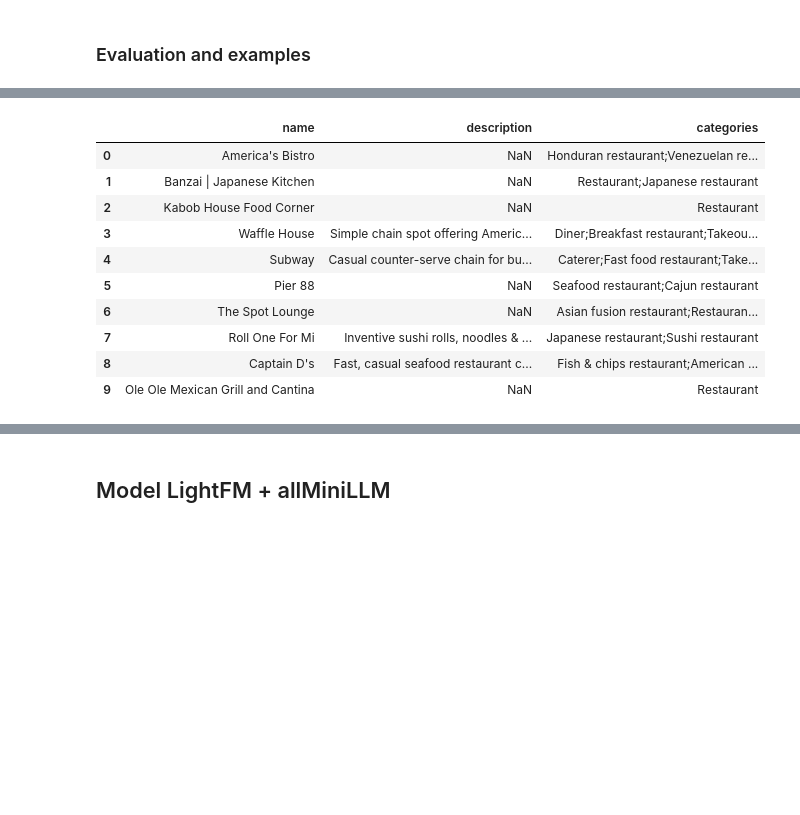
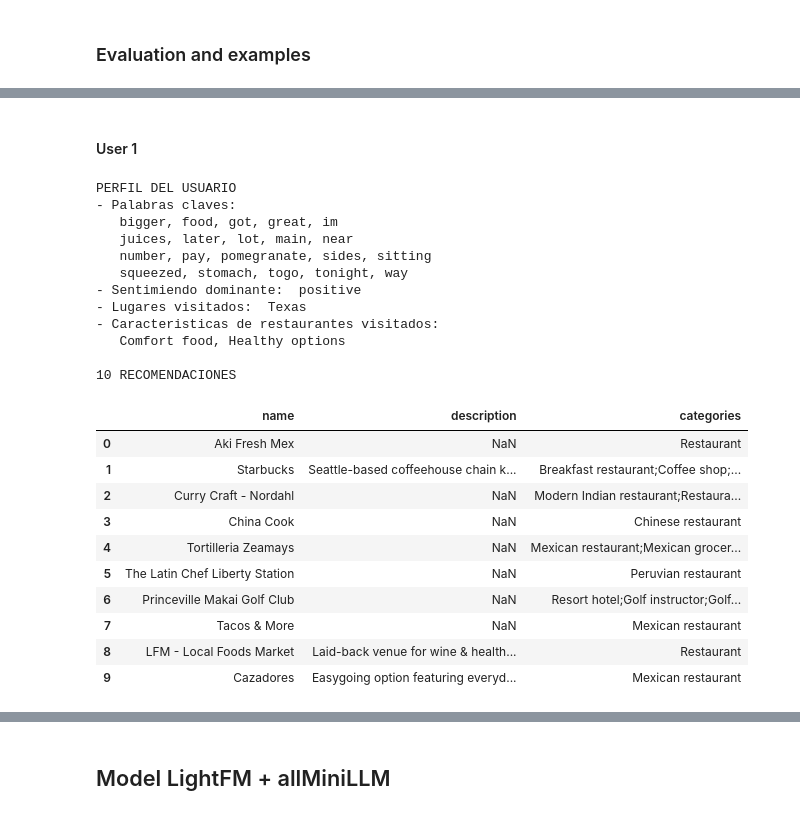
Before and after one commit to pedrozavalat/iic3633-proyecto, a Jupyter notebook: iic3633_lightFM.ipynb, the cells around one changed output, grey strips where cells are left out. Saved outputs shown, nothing was run; the diff lists cells and outputs as text; code cells hidden in the pictures; blank space fills up the shorter version.

```diff
--- a/iic3633_lightFM.ipynb
+++ b/iic3633_lightFM.ipynb
@@ -358,14 +451,16 @@ def show_recommendations(user, reclist):
         'categories': []
 
     }
-    for rest_id in reclist:
-
-        rec_business_cols['name'].append(restaurants_dict[rest_id]['name'])
-        rec_business_cols['description'].append(restaurants_dict[rest_id]['descriptions'])
-        rec_business_cols['categories'].append(restaurants_dict[rest_id]['categories'])
-
+    for row in restaurants.itertuples():
+        index = row.Index
+        if index not in reclist: continue
+        rec_business_cols['name'].append(row.name)
+        rec_business_cols['categories'].append(row.categories)
+        rec_business_cols['description'].append(row.descriptions)
 
     reclist_df = pd.DataFrame(rec_business_cols)
+    get_user_profile(user)
+    print(f'\n{len(reclist)} recomendaciones'.upper())
     return reclist_df
 # %% [markdown]
 # Models
@@ -673,7 +769,7 @@ item_features_data = [
     (rest_id, {f"dim_{i}": embedding[i] for i in range(len(embedding))})
     for rest_id, embedding in zip(restaurants_dict.keys(), embedding_matrix)
 ]
-item_features = dataset.build_item_features(item_features_data, normalize=False)
+item_features_1 = dataset.build_item_features(item_features_data, normalize=False)
 # %%
 flatmap_train_user_items = []
 for user, reviews in train_user_items.items():
@@ -838,4 +902,5 @@ gen_ses_analysis_3d(
 # %% [markdown]
 ### Evaluation and examples
 # %%
-fm_reclist10 = fm_train(lr=best_lr, no_comp=best_n_comp, epochs=5, k=10)
+fm_reclist10 = fm_train(lr=30, no_comp=0.01, epochs=5, k=10)
+evaluate_model(fm_reclist10, n=10)
@@ -868,15 +937,40 @@ random_user_rec20 = fm_reclist20[random_user]
+# %%
+# Buscamos diversos usuarios
+user1, user2, user3 = None, None, None
+while not (user1 and user2 and user3):
+    for user, recs in test_users.items():
+        if user1 == None and 1 <= len(recs) < 4:
+            user1 = user
+        if user2 == None and 4 <= len(recs) < 6:
+            user2 = user
+        if user3 == None and 8 <= len(recs):
+            user3 = user
+# %% [markdown]
+#### User 1
 # %%
-show_recommendations(user=random_user, reclist=random_user_rec10)
+show_recommendations(user=user1, reclist=fm_reclist10[user1])
 # %% [output]
+PERFIL DEL USUARIO
+- Palabras claves:
+   bigger, food, got, great, im
+   juices, later, lot, main, near
+   number, pay, pomegranate, sides, sitting
+   squeezed, stomach, togo, tonight, way
+- Sentimiendo dominante:  positive
+- Lugares visitados:  Texas
+- Caracteristicas de restaurantes visitados:
+   Comfort food, Healthy options
+
+10 RECOMENDACIONES
 |  | name | description | categories |
-| 0 | America's Bistro | NaN | Honduran restaurant;Venezuelan re... |
-| 1 | Banzai | Japanese Kitchen | NaN | Restaurant;Japanese restaurant |
-| 2 | Kabob House Food Corner | NaN | Restaurant |
-| 3 | Waffle House | Simple chain spot offering Americ... | Diner;Breakfast restaurant;Takeou... |
-| 4 | Subway | Casual counter-serve chain for bu... | Caterer;Fast food restaurant;Take... |
-| 5 | Pier 88 | NaN | Seafood restaurant;Cajun restaurant |
-| 6 | The Spot Lounge | NaN | Asian fusion restaurant;Restauran... |
-| 7 | Roll One For Mi | Inventive sushi rolls, noodles & ... | Japanese restaurant;Sushi restaurant |
-| 8 | Captain D's | Fast, casual seafood restaurant c... | Fish & chips restaurant;American ... |
-| 9 | Ole Ole Mexican Grill and Cantina | NaN | Restaurant |
+| 0 | Aki Fresh Mex | NaN | Restaurant |
+| 1 | Starbucks | Seattle-based coffeehouse chain k... | Breakfast restaurant;Coffee shop;... |
+| 2 | Curry Craft - Nordahl | NaN | Modern Indian restaurant;Restaura... |
+| 3 | China Cook | NaN | Chinese restaurant |
+| 4 | Tortilleria Zeamays | NaN | Mexican restaurant;Mexican grocer... |
+| 5 | The Latin Chef Liberty Station | NaN | Peruvian restaurant |
+| 6 | Princeville Makai Golf Club | NaN | Resort hotel;Golf instructor;Golf... |
+| 7 | Tacos & More | NaN | Mexican restaurant |
+| 8 | LFM - Local Foods Market | Laid-back venue for wine & health... | Restaurant |
+| 9 | Cazadores | Easygoing option featuring everyd... | Mexican restaurant |
 # %%
```
Also changed, not shown: parts of 50 cells of this notebook.
